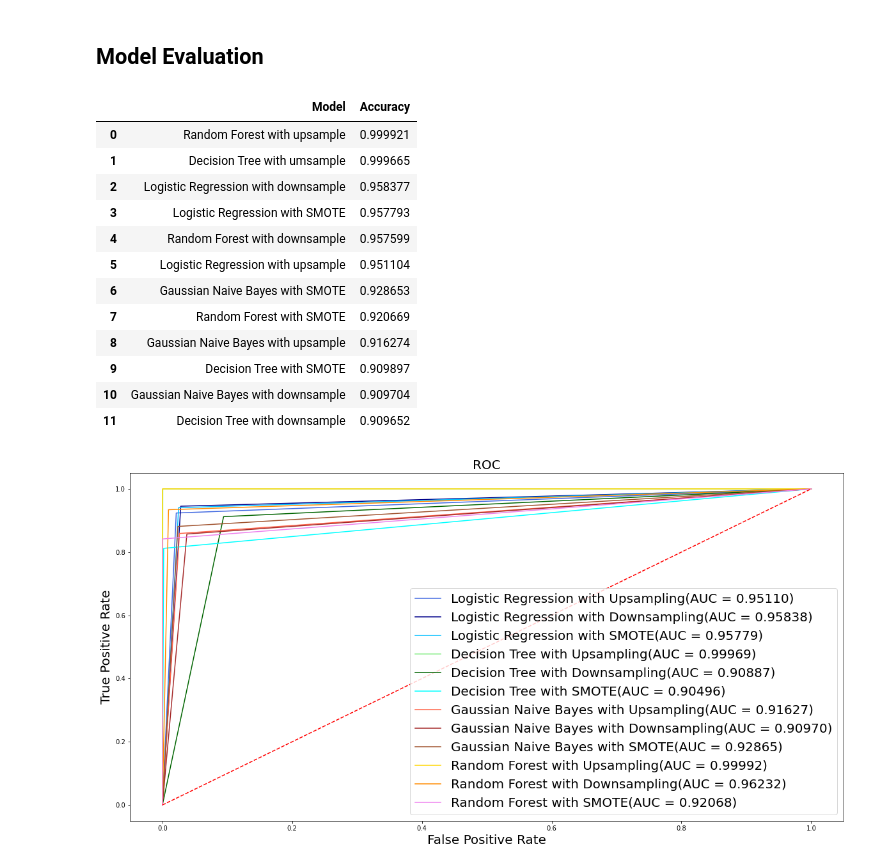
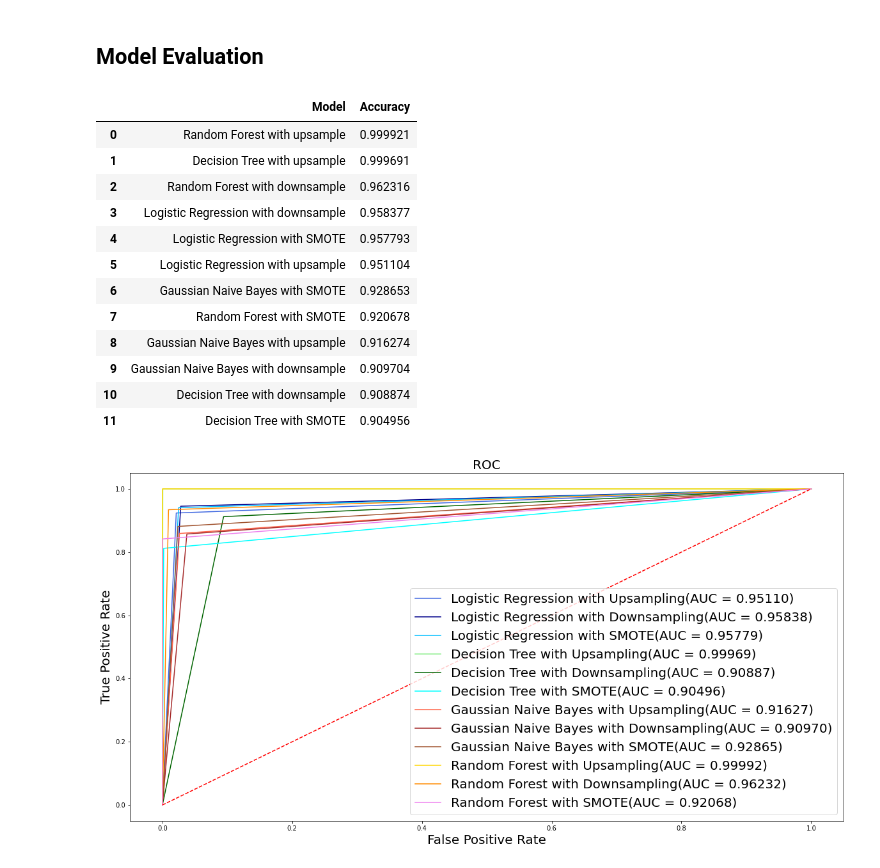
Before and after one commit to tiq015UCSD/Credit_Card_Fraud_Detection, a Jupyter notebook: Tian_Qin_Credit_Fraud.ipynb, the cells around one changed output. Saved outputs shown, nothing was run; the diff lists cells and outputs as text; code cells hidden in the pictures.

```diff
--- a/Tian_Qin_Credit_Fraud.ipynb
+++ b/Tian_Qin_Credit_Fraud.ipynb
@@ -310,30 +310,30 @@ auc_rf_up, auc_rf_down, auc_rf_sm
 # %%
 # Model Evaluation
 model_evaluation = pd.DataFrame({
     'Model': ['Logistic Regression with upsample', 'Logistic Regression with downsample','Logistic Regression with SMOTE',
-              'Decision Tree with umsample','Decision Tree with downsample','Decision Tree with SMOTE',
+              'Decision Tree with upsample','Decision Tree with downsample','Decision Tree with SMOTE',
               'Random Forest with upsample','Random Forest with downsample','Random Forest with SMOTE',
               'Gaussian Naive Bayes with upsample', 'Gaussian Naive Bayes with downsample','Gaussian Naive Bayes with SMOTE'
               ],
     'Accuracy': [auc_log_up, auc_log_down, auc_log_sm,
               auc_dt_up, auc_dt_down, auc_dt_sm,
               auc_rf_up, auc_rf_down, auc_rf_sm,
               auc_GaussianNB_up, auc_GaussianNB_down, auc_GaussianNB_sm]})
 model_evaluation.sort_values(by='Accuracy', ascending=False).reset_index()[['Model', 'Accuracy']]
 # %% [output]
 |  | Model | Accuracy |
 | 0 | Random Forest with upsample | 0.999921 |
-| 1 | Decision Tree with umsample | 0.999665 |
-| 2 | Logistic Regression with downsample | 0.958377 |
-| 3 | Logistic Regression with SMOTE | 0.957793 |
-| 4 | Random Forest with downsample | 0.957599 |
+| 1 | Decision Tree with upsample | 0.999691 |
+| 2 | Random Forest with downsample | 0.962316 |
+| 3 | Logistic Regression with downsample | 0.958377 |
+| 4 | Logistic Regression with SMOTE | 0.957793 |
 | 5 | Logistic Regression with upsample | 0.951104 |
 | 6 | Gaussian Naive Bayes with SMOTE | 0.928653 |
-| 7 | Random Forest with SMOTE | 0.920669 |
+| 7 | Random Forest with SMOTE | 0.920678 |
 | 8 | Gaussian Naive Bayes with upsample | 0.916274 |
-| 9 | Decision Tree with SMOTE | 0.909897 |
-| 10 | Gaussian Naive Bayes with downsample | 0.909704 |
-| 11 | Decision Tree with downsample | 0.909652 |
+| 9 | Gaussian Naive Bayes with downsample | 0.909704 |
+| 10 | Decision Tree with downsample | 0.908874 |
+| 11 | Decision Tree with SMOTE | 0.904956 |
 # %%
 # ROC and AUC
 
```
